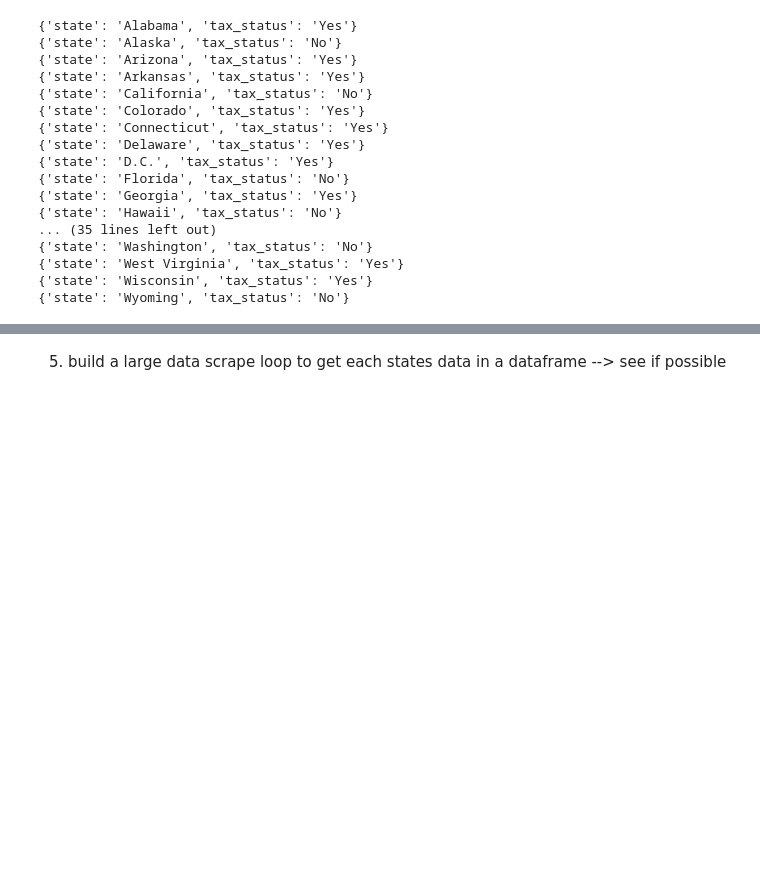
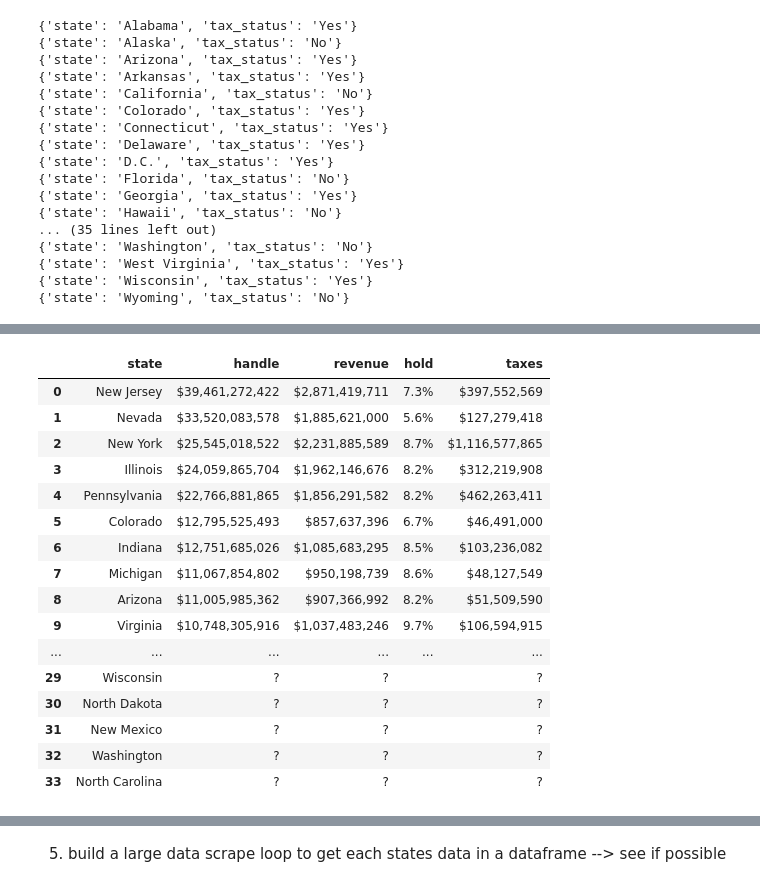
Before and after one commit to caleb-g23/Project-3-Sports-Betting-Analysis, a Jupyter notebook: data_scrape.ipynb, the cells around one changed output, grey strips where cells are left out. Drawn from its saved outputs; the diff is of its cells as text; code cells hidden in the pictures; blank space fills up the shorter version.

```diff
--- a/data_scrape.ipynb
+++ b/data_scrape.ipynb
@@ -15,0 +30,38 @@ browser = Browser('chrome')
+# %%
+#find all divs that contain state marker
+table_state = soup.find('div', class_='devsite-table-wrapper')
+# %%
+#Extract state-specific tax data from the table and build a dictionary of the data.
+state = {}
+
+# Find the table element
+state_list = []
+
+
+# Check if the table is found
+if table_state:
+    # Find all rows in the table body
+    rows = table_state.select('tbody tr')
+
+    # Loop through the rows
+    for row in rows:
+        # Find all cells in the row
+        cells = row.select('td')
+
+        # Check if there are cells in the row
+        if cells:
+            # Extract data from the cells
+            state = cells[0].text.strip()
+            lat = cells[1].text.strip()
+            lon = cells[2].text.strip()
+            name = cells[3].text.strip()
+
+            # Create a dictionary for the current state
+            state = {'state_abbr': state, 'state': name}
+
+            # Append the state data dictionary to the list
+            state_list.append(state)
+
+# Print the extracted data
+#for state in state_list:
+    #print(state)
@@ -181,0 +235,21 @@ for market_data in market_data_list:
+# %%
+market_rev_df = pd.DataFrame(market_data_list)
+market_rev_df.head(51)
+# %% [output]
+|  | state | handle | revenue | hold | taxes |
+| 0 | New Jersey | $39,461,272,422 | $2,871,419,711 | 7.3% | $397,552,569 |
+| 1 | Nevada | $33,520,083,578 | $1,885,621,000 | 5.6% | $127,279,418 |
+| 2 | New York | $25,545,018,522 | $2,231,885,589 | 8.7% | $1,116,577,865 |
+| 3 | Illinois | $24,059,865,704 | $1,962,146,676 | 8.2% | $312,219,908 |
+| 4 | Pennsylvania | $22,766,881,865 | $1,856,291,582 | 8.2% | $462,263,411 |
+| 5 | Colorado | $12,795,525,493 | $857,637,396 | 6.7% | $46,491,000 |
+| 6 | Indiana | $12,751,685,026 | $1,085,683,295 | 8.5% | $103,236,082 |
+| 7 | Michigan | $11,067,854,802 | $950,198,739 | 8.6% | $48,127,549 |
+| 8 | Arizona | $11,005,985,362 | $907,366,992 | 8.2% | $51,509,590 |
+| 9 | Virginia | $10,748,305,916 | $1,037,483,246 | 9.7% | $106,594,915 |
+| ... | ... | ... | ... | ... | ... |
+| 29 | Wisconsin | ? | ? |  | ? |
+| 30 | North Dakota | ? | ? |  | ? |
+| 31 | New Mexico | ? | ? |  | ? |
+| 32 | Washington | ? | ? |  | ? |
+| 33 | North Carolina | ? | ? |  | ? |
```
Also changed, not shown: parts of 39 cells of this notebook, 13 other files.
